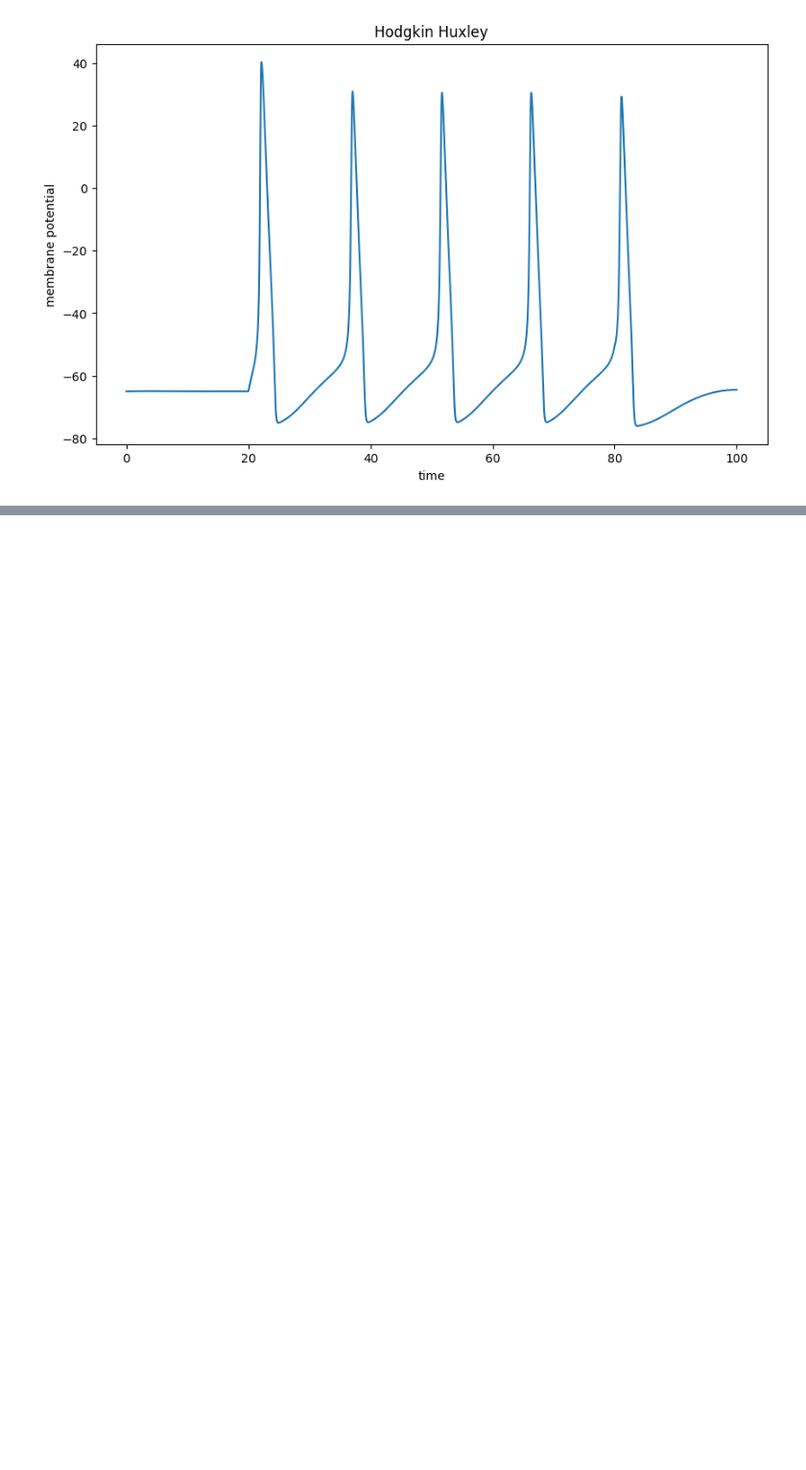
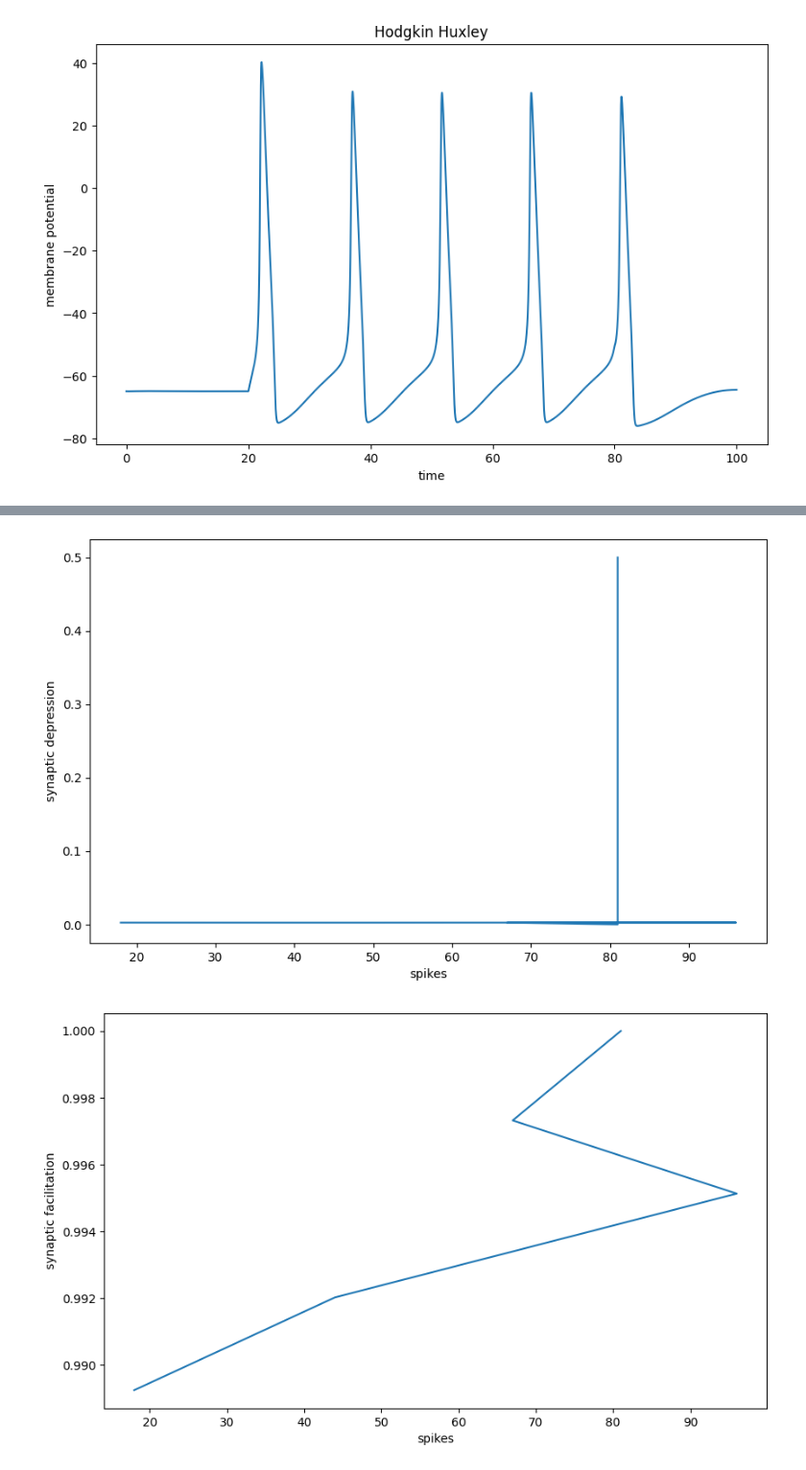
Before and after one commit to Da4kek/CNM, a Jupyter notebook: Example_usage.ipynb, the cells around one changed output, grey strips where cells are left out. Shown at 96% size. Cells and saved outputs as stored; diff of their text form; code cells hidden in the pictures; blank space fills up the shorter version.

```diff
--- a/Example_usage.ipynb
+++ b/Example_usage.ipynb
@@ -192,0 +220,10 @@ plot_spike(t,V,title="Hodgkin Huxley",xlabel="time",ylabel="membrane potential")
+# %%
+model = SYN.TMM()
+spike_times = np.random.randint(10,100,6)
+u,x = model.simulate(spike_times)
+# %%
+plot_spike(spike_times,u,xlabel="spikes",ylabel="synaptic depression")
+plot_spike(spike_times,x,xlabel="spikes",ylabel="synaptic facilitation")
+# %% [output]
+[figure, added]
+[figure, added]
```
Also changed, not shown: parts of 12 cells of this notebook, 3 other files.
